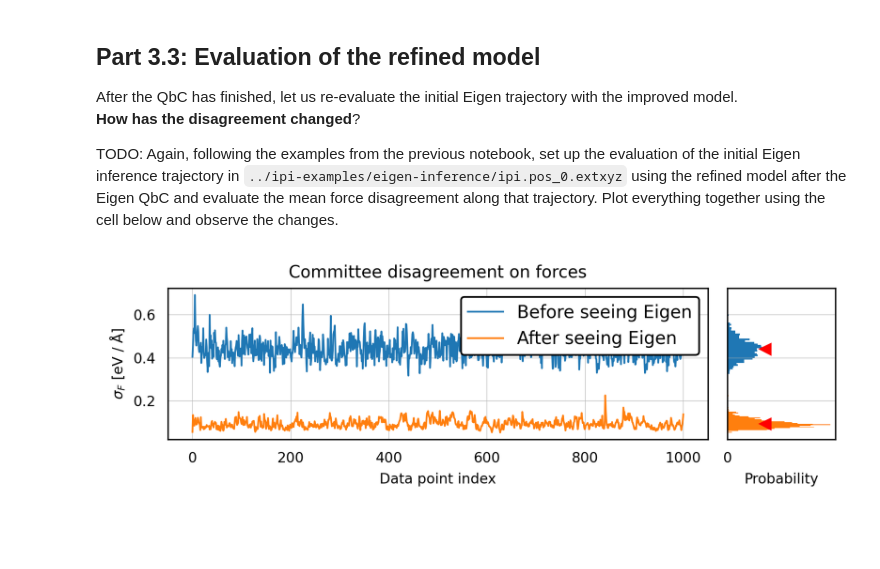
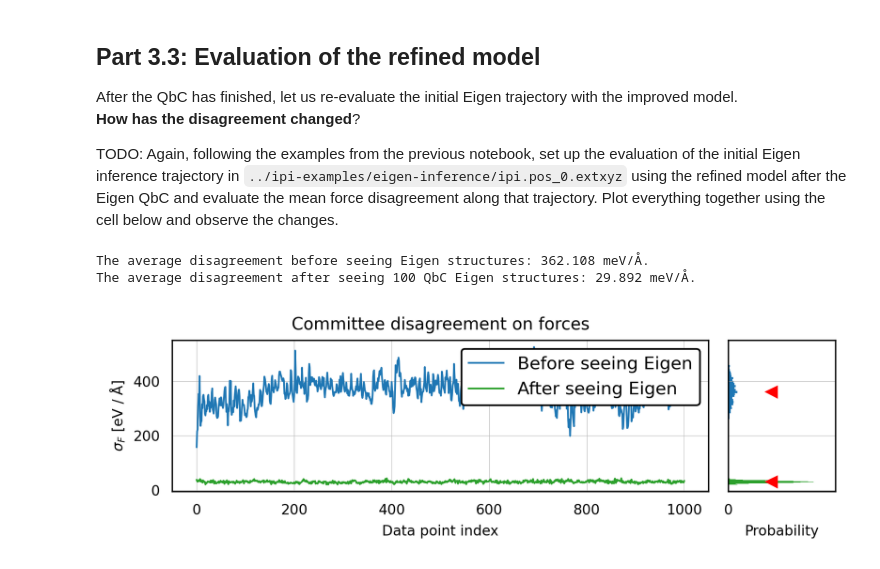
Before and after one commit to sabia-group/AL-tutorial, a Jupyter notebook: notebooks/2-eigen.ipynb, the cells around one changed output. Cells and saved outputs as stored; diff of their text form; code cells hidden in the pictures; blank space fills up the shorter version.

```diff
--- a/notebooks/2-eigen.ipynb
+++ b/notebooks/2-eigen.ipynb
@@ -358,36 +328,39 @@ Plot everything together using the cell below and observe the changes.
 # Predict with all MACE committee members
 for n in tqdm(range(n_committee)):
     eval_mace(f'{Eigen_qbc_folder}/models/mace.com={n:d}_compiled.model',
-              '../ipi-examples/eigen-inference/ipi.pos_0.extxyz',
+              '../ipi-examples/eigen-inference/traj.extxyz',
               f'{Eigen_qbc_folder}/eval/train_{n:02d}.extxyz')
 # %%
 forces = np.array([extxyz2array(f'{Eigen_qbc_folder}/eval/train_{n:02d}.extxyz', keyword='MACE_forces')
                            for n in tqdm(range(n_committee))])
-avg_forces = forces.mean(axis=0)   # (1000, 7, 3)
-dforces = forces - forces.mean(axis=0)[None, ...]
-disagreement_atomic = np.sqrt( ( (dforces**2).sum(axis=3) ).mean(axis=0) )
-disagreement_after_qbc = disagreement_atomic.mean(axis=1)
+disagreement_after_qbc = forces2disagreement(forces) * 1000
 # %%
 dt = 0.5e-3 # ps
 stride = 20 # steps
 time = np.arange(0, len(disagreement)) * dt * stride
 
 fig, ax = plt.subplots(ncols=2, nrows=1, sharey=True, gridspec_kw=dict(width_ratios=[1, 0.2]))
 ax[0].plot(disagreement, label='Before seeing Eigen')
-ax[0].plot(disagreement_after_qbc, label='After seeing Eigen')
+ax[0].plot(disagreement_after_qbc, label='After seeing Eigen', color='tab:green')
 ax[0].set_ylabel(r'$\sigma_F$ [eV / $\mathrm{\AA}$]')
 ax[0].set_xlabel('Data point index')
 ax[0].grid(True)
 ax[0].set_title('Committee disagreement on forces')
 ax[0].legend()
 
 ax[1].hist(disagreement, bins=50, orientation='horizontal', density=True)
-ax[1].plot(10, disagreement.mean(), '<', c='r')
-ax[1].hist(disagreement_after_qbc, bins=50, orientation='horizontal', density=True)
-ax[1].plot(10, disagreement_after_qbc.mean(), '<', c='r')
+ax[1].plot(5e-2, disagreement.mean(), '<', c='r')
+ax[1].hist(disagreement_after_qbc, bins=50, orientation='horizontal', density=True, color='tab:green')
+ax[1].plot(5e-2, disagreement_after_qbc.mean(), '<', c='r')
 ax[1].set_xlabel('Probability')
 ax[1].set_xticks([0])
 
-plt.tight_layout();
+print(f'The average disagreement before seeing Eigen structures: {disagreement.mean():.03f} meV/Å.')
+print(f'The average disagreement after seeing 100 QbC Eigen structures: {disagreement_after_qbc.mean():.03f} meV/Å.')
+
+plt.tight_layout()
+plt.show();
 # %% [output]
+The average disagreement before seeing Eigen structures: 362.108 meV/Å.
+The average disagreement after seeing 100 QbC Eigen structures: 29.892 meV/Å.
-[figure, old version]
+[figure, new version]
```
Also changed, not shown: parts of 7 cells of this notebook.
